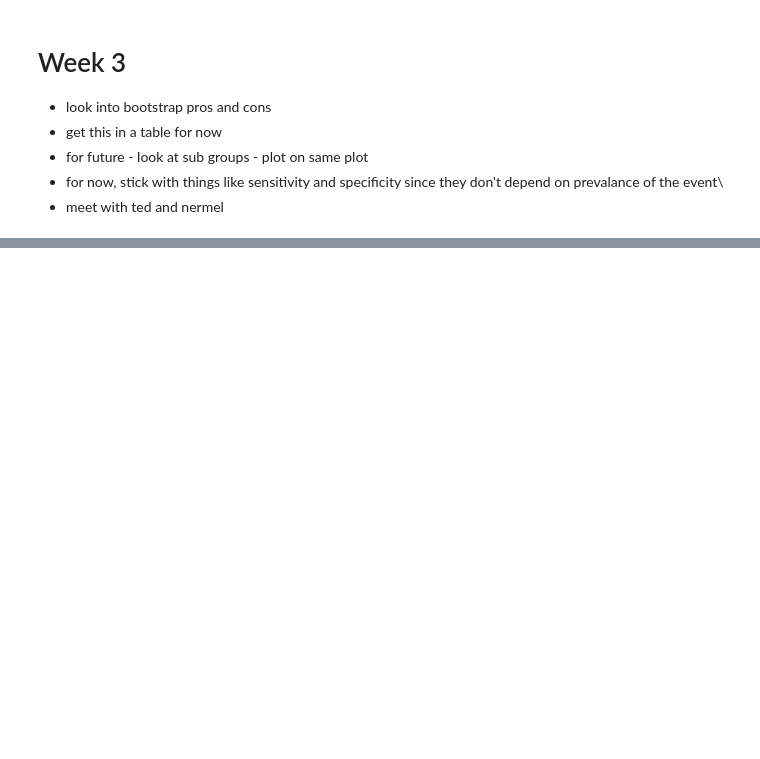
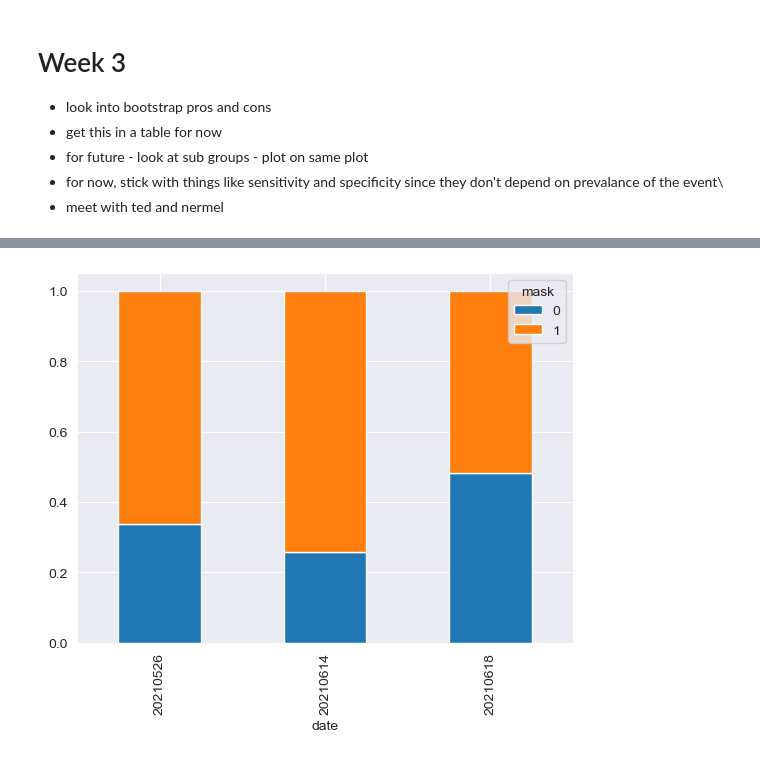
Before and after one commit to guiga004/mask-detection, a Jupyter notebook: mask-detection.ipynb, the cells around one changed output, grey strips where cells are left out. Saved outputs shown, nothing was run; the diff lists cells and outputs as text; code cells hidden in the pictures; blank space fills up the shorter version.

```diff
--- a/mask-detection.ipynb
+++ b/mask-detection.ipynb
@@ -366,0 +409,5 @@ plt.show()
+# %%
+pd.crosstab(df_filtered['date'], df_filtered['mask'], normalize='index').plot.bar(stacked=True)
+plt.show()
+# %% [output]
+[figure, added]
```
Also changed, not shown: parts of 68 cells of this notebook, 3 other files.
